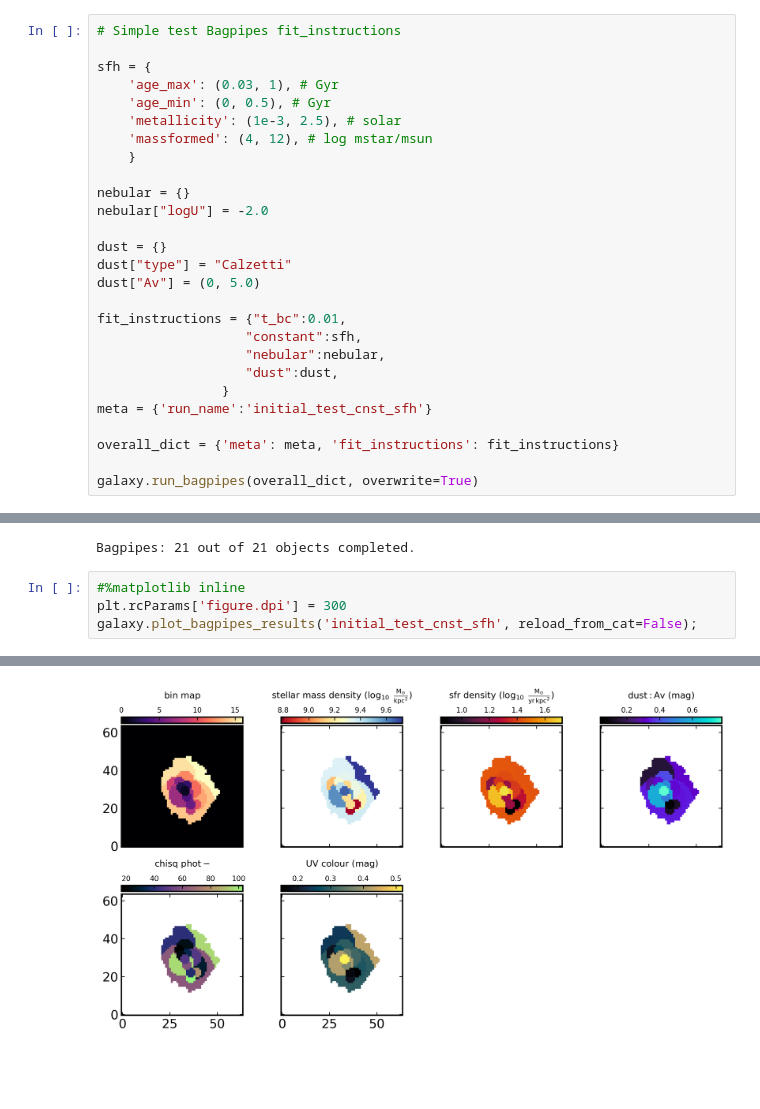
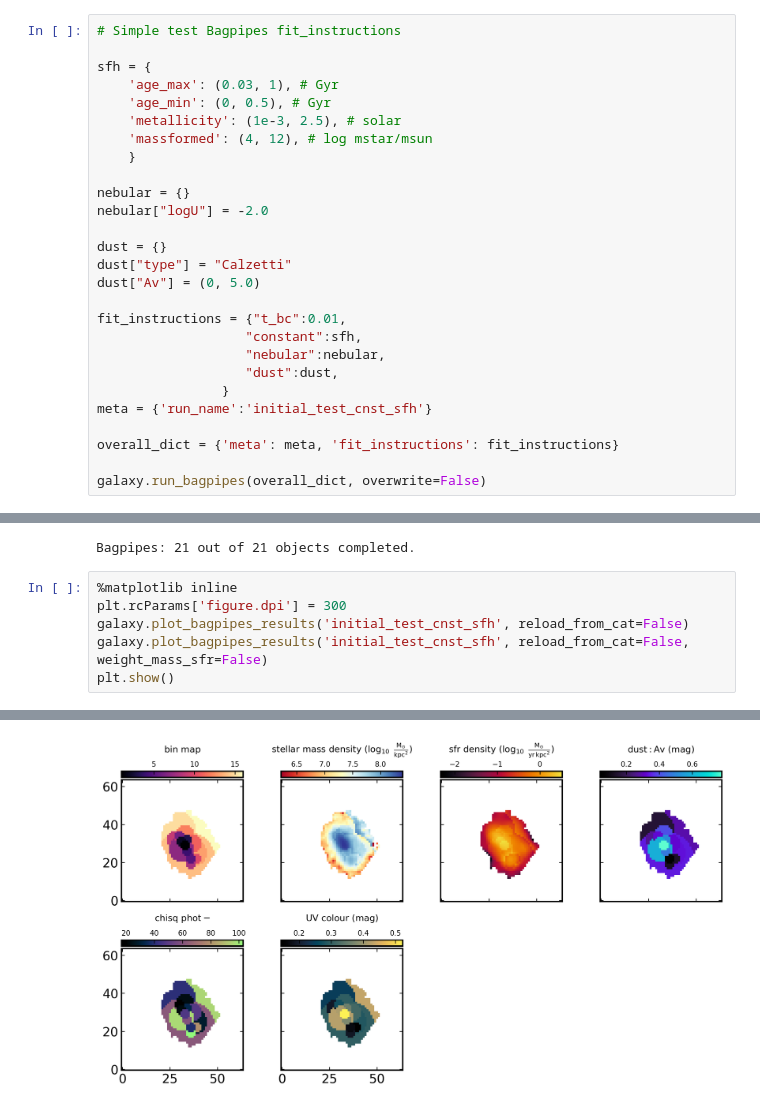
Before and after one commit to tHarvey303/EXPANSE, a Jupyter notebook: ResolvedSEDNotebook.ipynb, the cells around one changed output, grey strips where cells are left out. Drawn from its saved outputs; the diff is of its cells as text; blank space fills up the shorter version.

```diff
--- a/ResolvedSEDNotebook.ipynb
+++ b/ResolvedSEDNotebook.ipynb
@@ -77,7 +82,7 @@ meta = {'run_name':'initial_test_cnst_sfh'}
 
 overall_dict = {'meta': meta, 'fit_instructions': fit_instructions}
 
-galaxy.run_bagpipes(overall_dict, overwrite=True)
+galaxy.run_bagpipes(overall_dict, overwrite=False)
 # %% [output]
 Fixing redshift to 8.316405296325684
 Fitting only all fluxes, which is 21 sources
@@ -100,7 +105,9 @@ rm: cannot remove ‘pipes/posterior/initial_test_cnst_sfh/JOF/5371/MAG_APER_0.3
 rm: cannot remove ‘arcsec_*’: No such file or directory
 Bagpipes: 21 out of 21 objects completed.
 # %%
-#%matplotlib inline
+%matplotlib inline
 plt.rcParams['figure.dpi'] = 300
-galaxy.plot_bagpipes_results('initial_test_cnst_sfh', reload_from_cat=False);
+galaxy.plot_bagpipes_results('initial_test_cnst_sfh', reload_from_cat=False)
+galaxy.plot_bagpipes_results('initial_test_cnst_sfh', reload_from_cat=False, weight_mass_sfr=False)
+plt.show()
 # %% [output]
@@ -107 +130 @@ galaxy.plot_bagpipes_results('initial_test_cnst_sfh', reload_from_cat=False);
-[figure, old version]
+[figure, new version]
```
Also changed, not shown: parts of 16 cells of this notebook, 8 other files.
